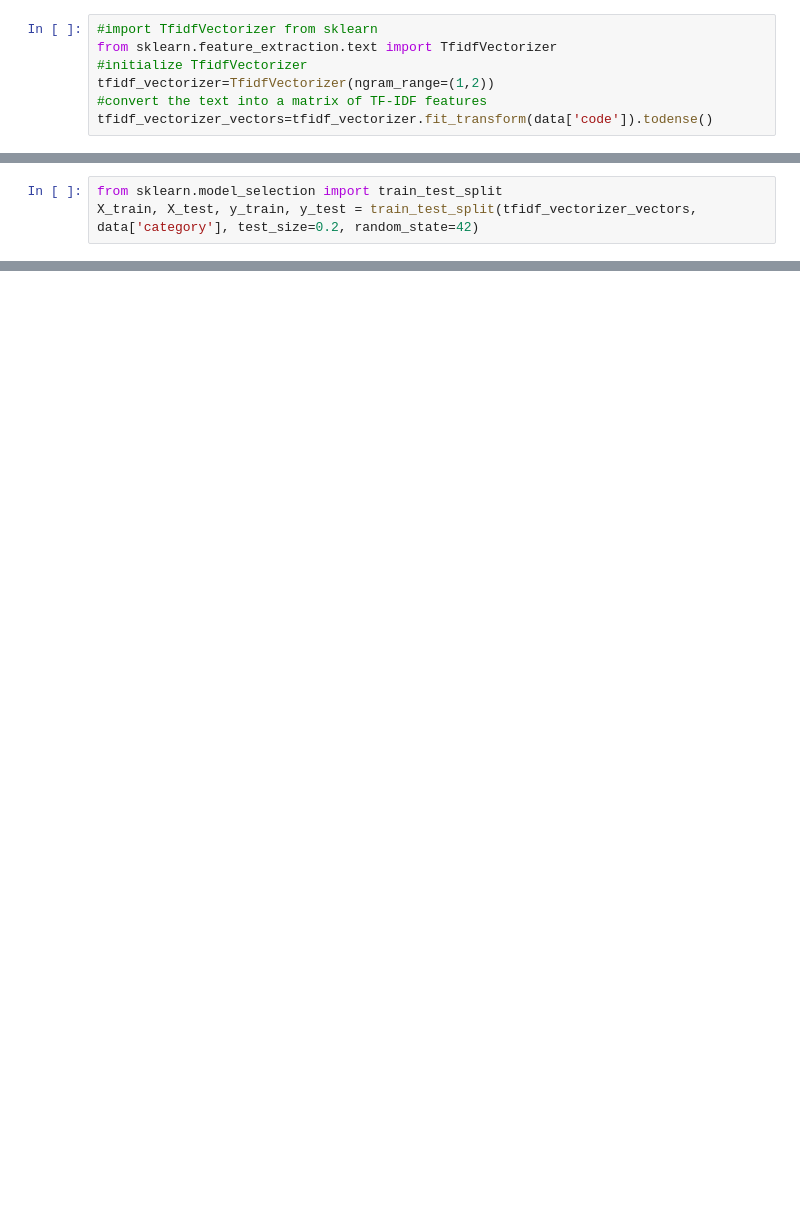
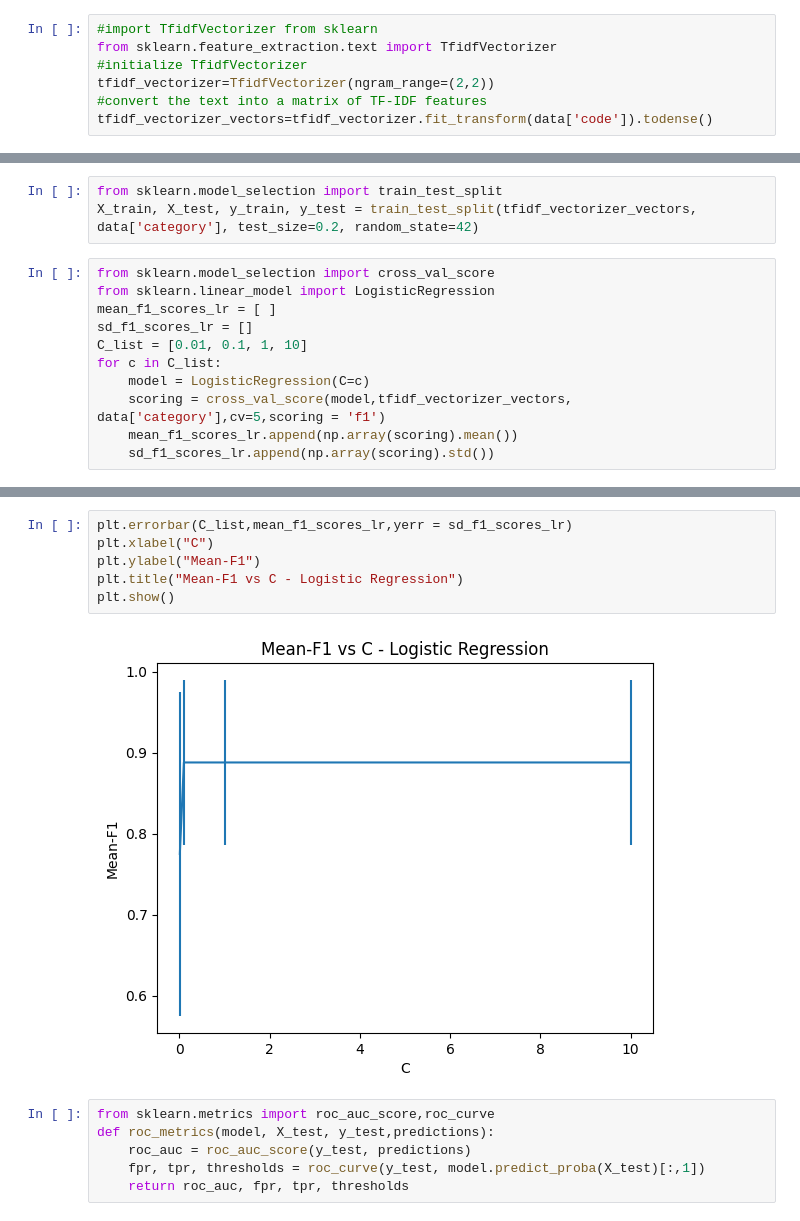
Before and after one commit to Luciferxx/ML-GRP13, a Jupyter notebook: project.ipynb, the cells around one changed output, grey strips where cells are left out. Drawn from its saved outputs; the diff is of its cells as text; blank space fills up the shorter version.

```diff
--- a/project.ipynb
+++ b/project.ipynb
@@ -224,6 +223,6 @@ Name: category, dtype: int64
 #import TfidfVectorizer from sklearn
 from sklearn.feature_extraction.text import TfidfVectorizer
 #initialize TfidfVectorizer
-tfidf_vectorizer=TfidfVectorizer(ngram_range=(1,2))
+tfidf_vectorizer=TfidfVectorizer(ngram_range=(2,2))
 #convert the text into a matrix of TF-IDF features
 tfidf_vectorizer_vectors=tfidf_vectorizer.fit_transform(data['code']).todense()
@@ -254,3 +277,14 @@ data
 # %%
 from sklearn.model_selection import train_test_split
 X_train, X_test, y_train, y_test = train_test_split(tfidf_vectorizer_vectors, data['category'], test_size=0.2, random_state=42)
+# %%
+from sklearn.model_selection import cross_val_score
+from sklearn.linear_model import LogisticRegression
+mean_f1_scores_lr = [ ]
+sd_f1_scores_lr = []
+C_list = [0.01, 0.1, 1, 10]
+for c in C_list:
+    model = LogisticRegression(C=c)
+    scoring = cross_val_score(model,tfidf_vectorizer_vectors, data['category'],cv=5,scoring = 'f1')
+    mean_f1_scores_lr.append(np.array(scoring).mean())
+    sd_f1_scores_lr.append(np.array(scoring).std())
@@ -257,2 +299,16 @@ X_train, X_test, y_train, y_test = train_test_split(tfidf_vectorizer_vectors, da
+# %%
+plt.errorbar(C_list,mean_f1_scores_lr,yerr = sd_f1_scores_lr)
+plt.xlabel("C")
+plt.ylabel("Mean-F1")
+plt.title("Mean-F1 vs C - Logistic Regression")
+plt.show()
+# %% [output]
+[figure, added]
+# %%
+from sklearn.metrics import roc_auc_score,roc_curve
+def roc_metrics(model, X_test, y_test,predictions):
+    roc_auc = roc_auc_score(y_test, predictions)
+    fpr, tpr, thresholds = roc_curve(y_test, model.predict_proba(X_test)[:,1])
+    return roc_auc, fpr, tpr, thresholds
 # %%
 from sklearn.linear_model import LogisticRegression
```
Also changed, not shown: parts of 36 cells of this notebook, 12 other files.
